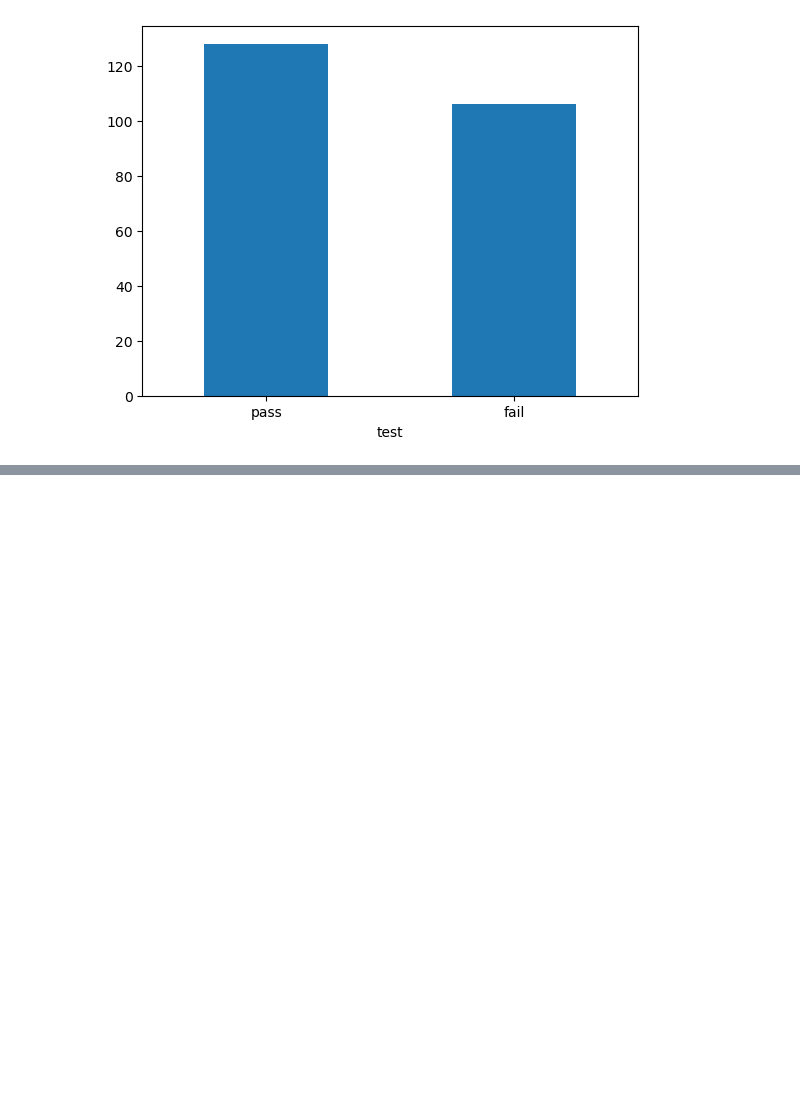
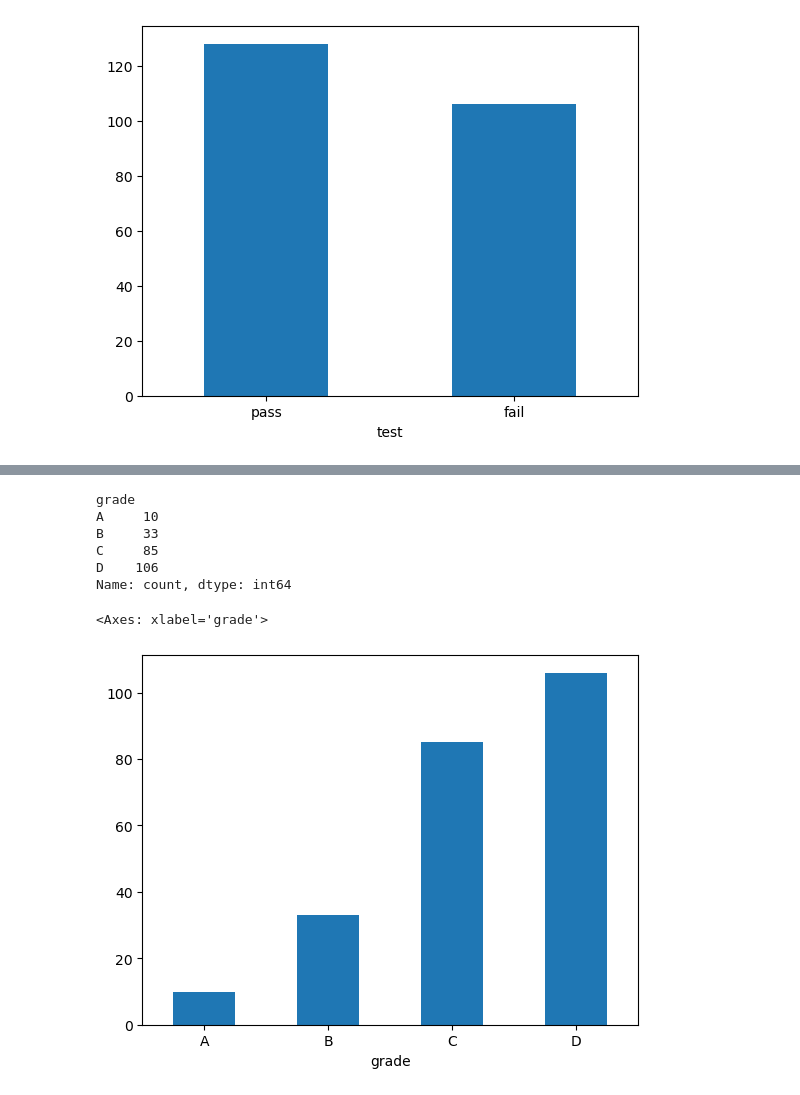
Before and after one commit to Chocobe/-Study-Python, a Jupyter notebook: 02-do-it_data-analysis/05-basic-data-analysis/05-07-derived-var-02.ipynb, the cells around one changed output, grey strips where cells are left out. Cells and saved outputs as stored; diff of their text form; code cells hidden in the pictures; blank space fills up the shorter version.

```diff
--- a/02-do-it_data-analysis/05-basic-data-analysis/05-07-derived-var-02.ipynb
+++ b/02-do-it_data-analysis/05-basic-data-analysis/05-07-derived-var-02.ipynb
@@ -105,0 +153,19 @@ count_test.plot.bar(rot = 0)
+# %%
+# 필요한 만큼 범주 만들기
+mpg['grade'] = np.where(mpg['total'] >= 30, 'A',
+               np.where(mpg['total'] >= 25, 'B',
+               np.where(mpg['total'] >= 20, 'C', 'D')))
+count_grade = mpg['grade'].value_counts().sort_index()
+count_grade
+# %% [output]
+grade
+A     10
+B     33
+C     85
+D    106
+Name: count, dtype: int64
+# %%
+count_grade.plot.bar(rot = 0)
+# %% [output]
+<Axes: xlabel='grade'>
+[figure, added]
```
Also changed, not shown: parts of 5 cells of this notebook, 2 other files.
